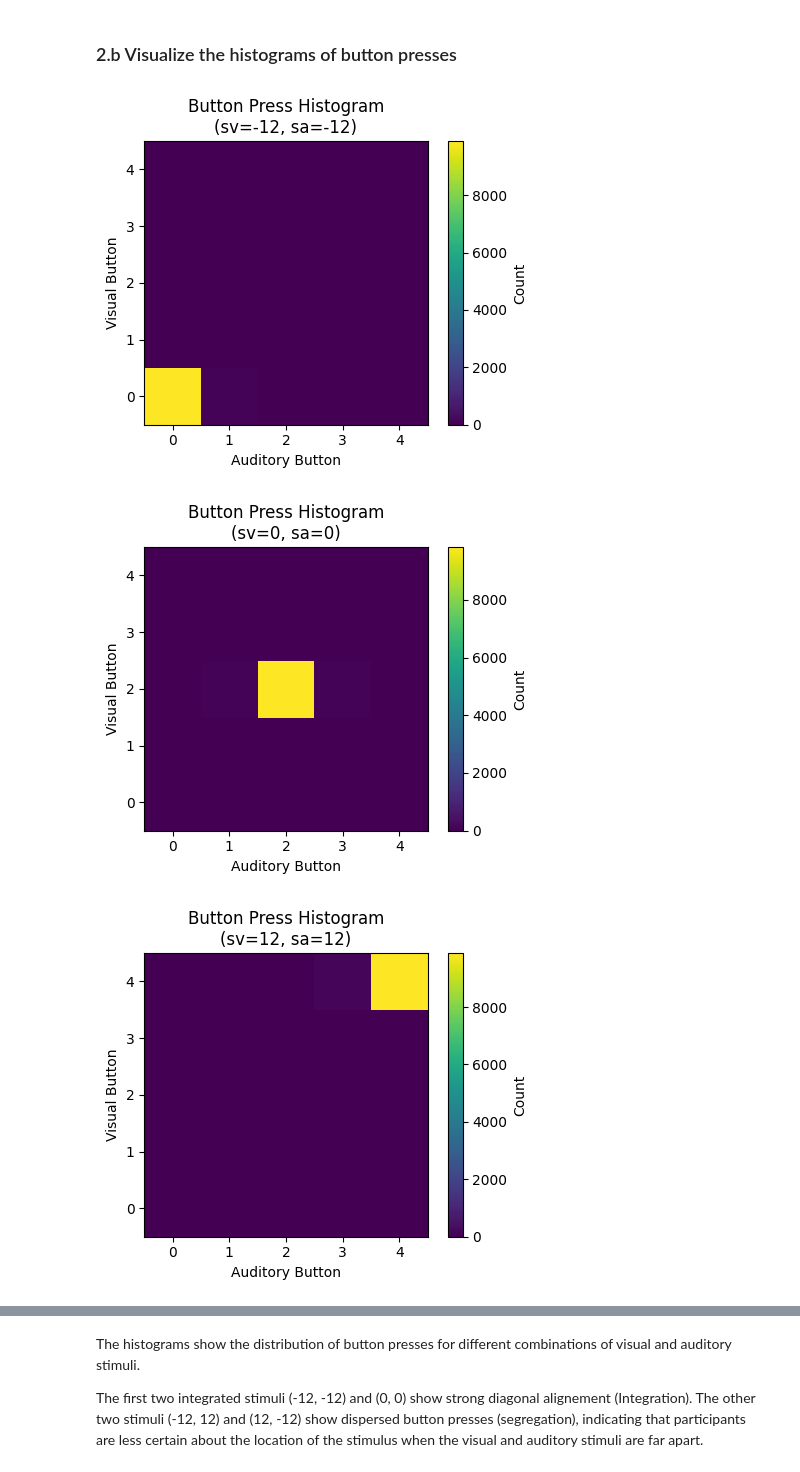
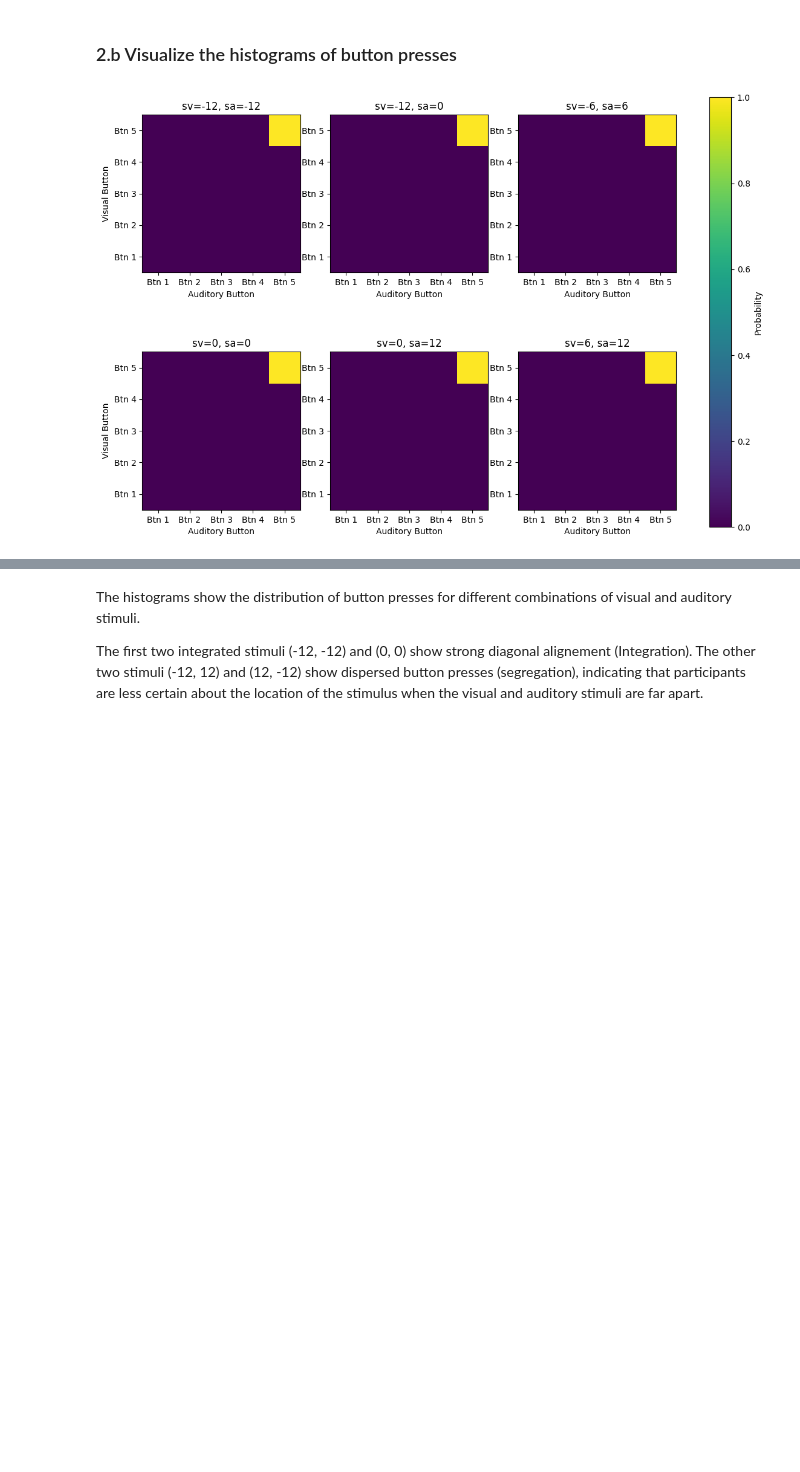
Before and after one commit to Anina2407/Causal-Inference-in-Multisensory-Perception, a Jupyter notebook: msi.ipynb, the cells around one changed output, grey strips where cells are left out. Saved outputs shown, nothing was run; the diff lists cells and outputs as text; code cells hidden in the pictures; blank space fills up the shorter version.

```diff
--- a/msi.ipynb
+++ b/msi.ipynb
@@ -584,7 +586,7 @@ p_common, sigma_v, sigma_a, sigma_p, mu_p = set_default_parameter()
 
 # Discretized spatial values
 stimulus_values = np.array([-12, -6, 0, 6, 12])
-N_repeats = 1000  # how many repetitions for each (sa, sv) pair
+N_repeats = 1000  # repetitions for each (sa, sv) pair
 button_edges = [-np.inf, -9, -3, 3, 9, np.inf]
 
 # Simulate trials
@@ -595,8 +597,8 @@ for sv in stimulus_values:
             xv = np.random.normal(sv, sigma_v)
             xa = np.random.normal(sa, sigma_a)
             sv_hat, sa_hat = estimate_sv_sa(xv, xa, p_common, sigma_v, sigma_a, sigma_p, mu_p)
-            button_v = np.digitize(sv_hat, button_edges) - 1
-            button_a = np.digitize(sa_hat, button_edges) - 1
+            button_v = np.digitize(sv_hat, button_edges)
+            button_a = np.digitize(sa_hat, button_edges)
             trial_data.append({
                 "sv": sv, "sa": sa,
                 "xv": xv, "xa": xa,
@@ -648,8 +650,9 @@ def make_button_presses(trial_number, p_common, sigma_v, sigma_a, sigma_p, mu_p=
                 xv = np.random.normal(sv, sigma_v)
                 xa = np.random.normal(sa, sigma_a)
                 sv_hat, sa_hat = estimate_sv_sa(xv, xa, p_common, sigma_v, sigma_a, sigma_p, mu_p)
-                b_v = np.digitize(sv_hat, button_edges) - 1
-                b_a = np.digitize(sa_hat, button_edges) - 1
+                # Clamp to valid indices to avoid IndexError
+                b_v = np.clip(np.digitize(sv_hat, button_edges) - 1, 0, 4)
+                b_a = np.clip(np.digitize(sa_hat, button_edges) - 1, 0, 4)
                 hist[b_v, b_a] += 1
             response_hist[(sv, sa)] = hist
     return response_hist
@@ -699,21 +702,58 @@ elapsed_time_ms, experimental_data[(0, 0)]  # show timing and one sample histogr
 # %%
 def plot_histogram(hist, sv, sa):
     fig, ax = plt.subplots(figsize=(5, 4))
     im = ax.imshow(hist, cmap='viridis', origin='lower')
     ax.set_title(f'Button Press Histogram\n(sv={sv}, sa={sa})')
     ax.set_xlabel('Auditory Button')
     ax.set_ylabel('Visual Button')
-    ax.set_xticks(range(5))
+    ax.set_xticks(range(5))           # tick positions: 0 to 4
     ax.set_yticks(range(5))
+    ax.set_xticklabels(['Btn 1','Btn  2','Btn  3','Btn  4','Btn 5'])  # tick labels: 1 to 5
+    ax.set_yticklabels(['Button 1','Button  2','Button  3','Button  4','Button 5'])
     plt.colorbar(im, ax=ax, label='Count')
     plt.tight_layout()
     plt.show()
 
 # Visualize histograms for selected (sv, sa) pairs
-selected_pairs = [(-12, -12), (0, 0), (12, 12), (-12, 12), (12, -12)]
-for sv, sa in selected_pairs:
-    plot_histogram(experimental_data[(sv, sa)], sv, sa)
+selected_pairs = [(-12, -12), (-12, 0), (-6, 6), (0, 0), (0, 12), (6, 12)]
+
+
+def plot_histograms_subplots(data, selected_pairs, normalize=False):
+    n = len(selected_pairs)
+    cols = 3
+    rows = (n + cols - 1) // cols
+    fig, axs = plt.subplots(rows, cols, figsize=(cols * 4, rows * 4))
+
+    # Flatten axs in case of single row or column
+    axs = axs.flatten()
+
+    for idx, (sv, sa) in enumerate(selected_pairs):
+        ax = axs[idx]
+        hist = data[(sv, sa)]
+        if normalize:
+            hist = hist / hist.sum()
+
+        im = ax.imshow(hist, cmap='viridis', origin='lower',
+                       vmin=0 if normalize else None,
+                       vmax=1 if normalize else None)
+        ax.set_title(f'sv={sv}, sa={sa}')
+        ax.set_xlabel('Auditory Button')
+        if idx == 0 or idx == 3:
+            ax.set_ylabel('Visual Button')
+        ax.set_xticks(range(5))
+        ax.set_yticks(range(5))
+        ax.set_xticklabels(['Btn 1', 'Btn 2', 'Btn 3', 'Btn 4', 'Btn 5'])
+        ax.set_yticklabels(['Btn 1', 'Btn 2', 'Btn 3', 'Btn 4', 'Btn 5'])
+
+
+    # Remove empty subplots (if any)
+    for idx in range(n, len(axs)):
+        fig.delaxes(axs[idx])
+
+    fig.tight_layout()
+    fig.colorbar(im, ax=axs[:n], shrink=1, label='Probability' if normalize else 'Count')
+    plt.show()
+
+plot_histograms_subplots(hist, selected_pairs, True)
 # %% [output]
-[figure, old version]
+[figure, new version]
-[figure, removed]
-[figure, removed]
```
Also changed, not shown: parts of 15 cells of this notebook, 4 other files.
